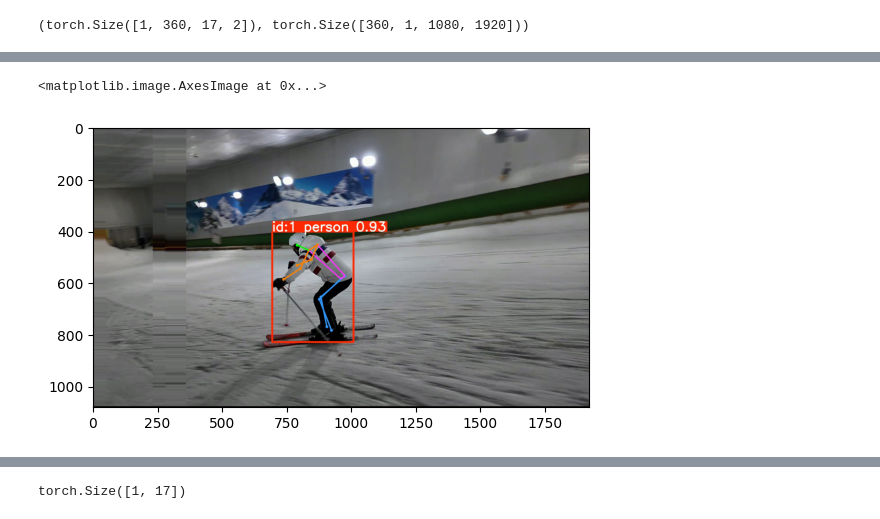
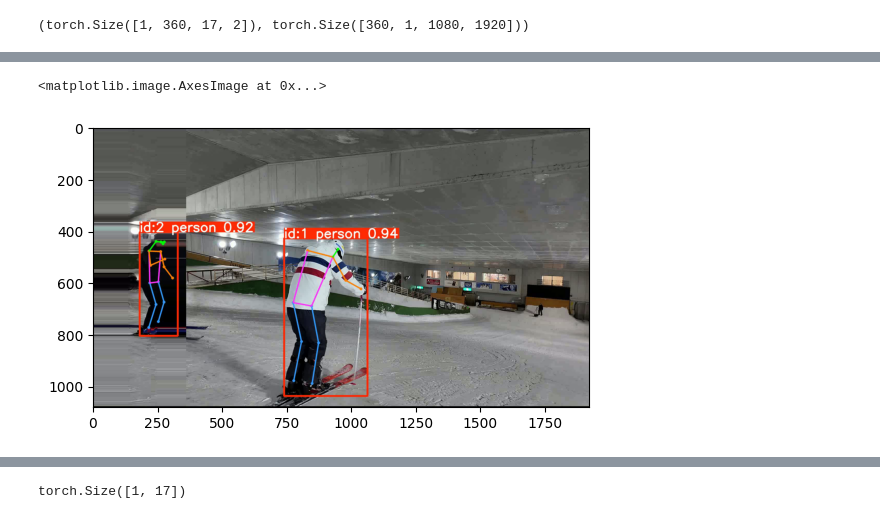
Before and after one commit to ChenKaiXuSan/Skiing_Analysis_PyTorch, a Jupyter notebook: analysis/wrold_pose.ipynb, the cells around one changed output, grey strips where cells are left out. Cells and saved outputs as stored; diff of their text form; code cells hidden in the pictures.

```diff
--- a/analysis/wrold_pose.ipynb
+++ b/analysis/wrold_pose.ipynb
@@ -68,10 +68,10 @@ tensor([[  0.0000,   0.0000],
 # %%
 import matplotlib.pyplot as plt
 
-plt.imshow(one_person[100].permute(1, 2, 0).numpy())
+plt.imshow(one_person[0].permute(1, 2, 0).numpy())
 # %% [output]
 <matplotlib.image.AxesImage at 0x...>
-[figure, old version]
+[figure, new version]
 # %%
 
 def get_depth_from_keypoints_torch(keypoints_2d, depth_map, image_size):
```
Also changed, not shown: parts of 5 cells of this notebook, 7 other files.
